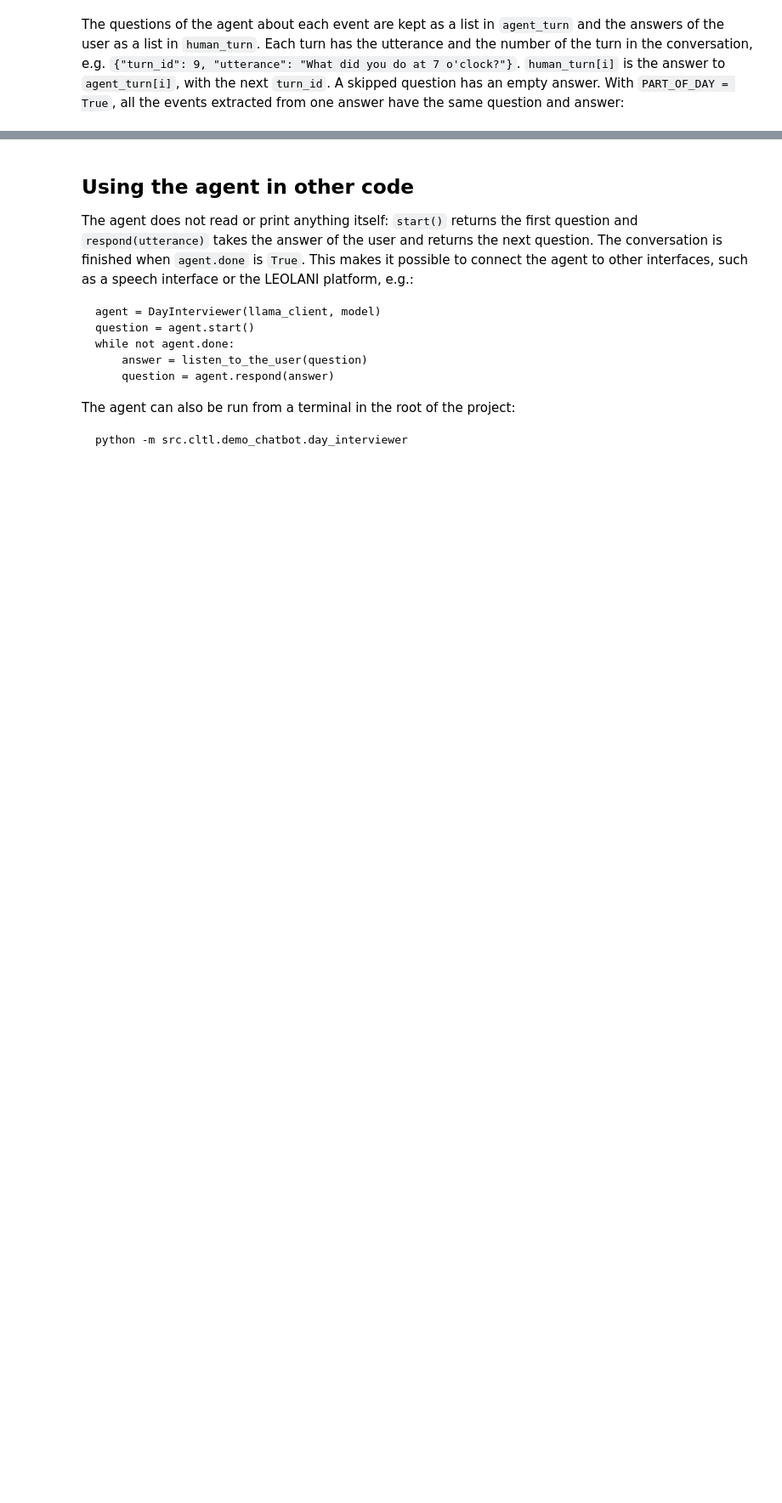
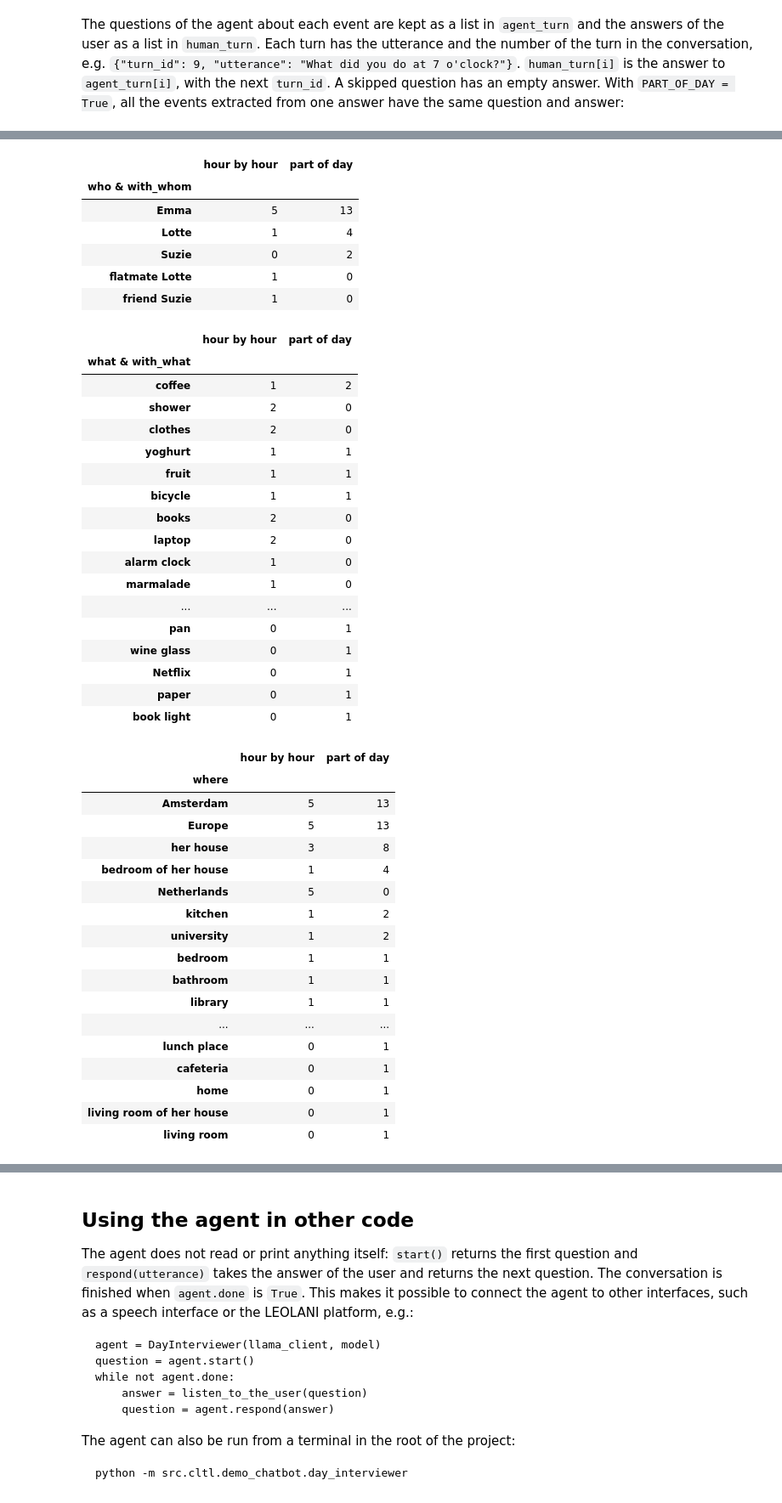
Before and after one commit to cltl/ma-communicative-robots, a Jupyter notebook: src/cltl/demo_chatbot/day_interviewer.ipynb, the cells around one changed output, grey strips where cells are left out. Shown at 85% size. Cells and saved outputs as stored; diff of their text form; code cells hidden in the pictures; blank space fills up the shorter version.

```diff
--- a/src/cltl/demo_chatbot/day_interviewer.ipynb
+++ b/src/cltl/demo_chatbot/day_interviewer.ipynb
@@ -190,6 +232,8 @@
 # %%
-for chain in day.get("coreference_chains", []):
-    mentions = [f"{mention['event']}: {mention['mention']}" for mention in chain["mentions"]]
-    print(f"{chain['entity_id']} ({chain['type']}, {chain['description']})")
-    print("   ", "; ".join(mentions))
+for mode, day in days.items():
+    print(f"=== {mode}")
+    for chain in day.get("coreference_chains", []):
+        mentions = [f"{mention['event']}: {mention['mention']}" for mention in chain["mentions"]]
+        print(f"{chain['entity_id']} ({chain['type']}, {chain['description']})")
+        print("   ", "; ".join(mentions))
 # %% [output]
@@ -223,0 +338,58 @@ print(json.dumps(day["event1"], indent=2, ensure_ascii=False))
+# %%
+ROLE_GROUPS = {"who & with_whom": ["who", "with_whom"], "what & with_what": ["what", "with_what"],
+               "where": ["where"], "when": ["when"], "how_long": ["how_long"]}
+
+def get_filler_frequencies(day, roles):
+    """The unique fillers of the roles with the number of times they are mentioned over all events."""
+    return Counter(str(value) for event in get_events(day).values() for role in roles
+                   for value in get_role_values(event, role))
+
+for group, roles in ROLE_GROUPS.items():
+    fillers = pd.DataFrame({mode: get_filler_frequencies(day, roles) for mode, day in days.items()},
+                           columns=list(days)).fillna(0).astype(int)
+    fillers.index.name = group
+    display(fillers.loc[fillers.sum(axis=1).sort_values(ascending=False, kind="stable").index])
+# %% [output]
+|  | hour by hour | part of day |
+| who & with_whom |  |  |
+| Emma | 5 | 13 |
+| Lotte | 1 | 4 |
+| Suzie | 0 | 2 |
+| flatmate Lotte | 1 | 0 |
+| friend Suzie | 1 | 0 |
+|  | hour by hour | part of day |
+| what & with_what |  |  |
+| coffee | 1 | 2 |
+| shower | 2 | 0 |
+| clothes | 2 | 0 |
+| yoghurt | 1 | 1 |
+| fruit | 1 | 1 |
+| bicycle | 1 | 1 |
+| books | 2 | 0 |
+| laptop | 2 | 0 |
+| alarm clock | 1 | 0 |
+| marmalade | 1 | 0 |
+| ... | ... | ... |
+| pan | 0 | 1 |
+| wine glass | 0 | 1 |
+| Netflix | 0 | 1 |
+| paper | 0 | 1 |
+| book light | 0 | 1 |
+|  | hour by hour | part of day |
+| where |  |  |
+| Amsterdam | 5 | 13 |
+| Europe | 5 | 13 |
+| her house | 3 | 8 |
+| bedroom of her house | 1 | 4 |
+| Netherlands | 5 | 0 |
+| kitchen | 1 | 2 |
+| university | 1 | 2 |
+| bedroom | 1 | 1 |
+| bathroom | 1 | 1 |
+| library | 1 | 1 |
+| ... | ... | ... |
+| lunch place | 0 | 1 |
+| cafeteria | 0 | 1 |
+| home | 0 | 1 |
+| living room of her house | 0 | 1 |
+| living room | 0 | 1 |
```
Also changed, not shown: parts of 33 cells of this notebook, 1 other file.
